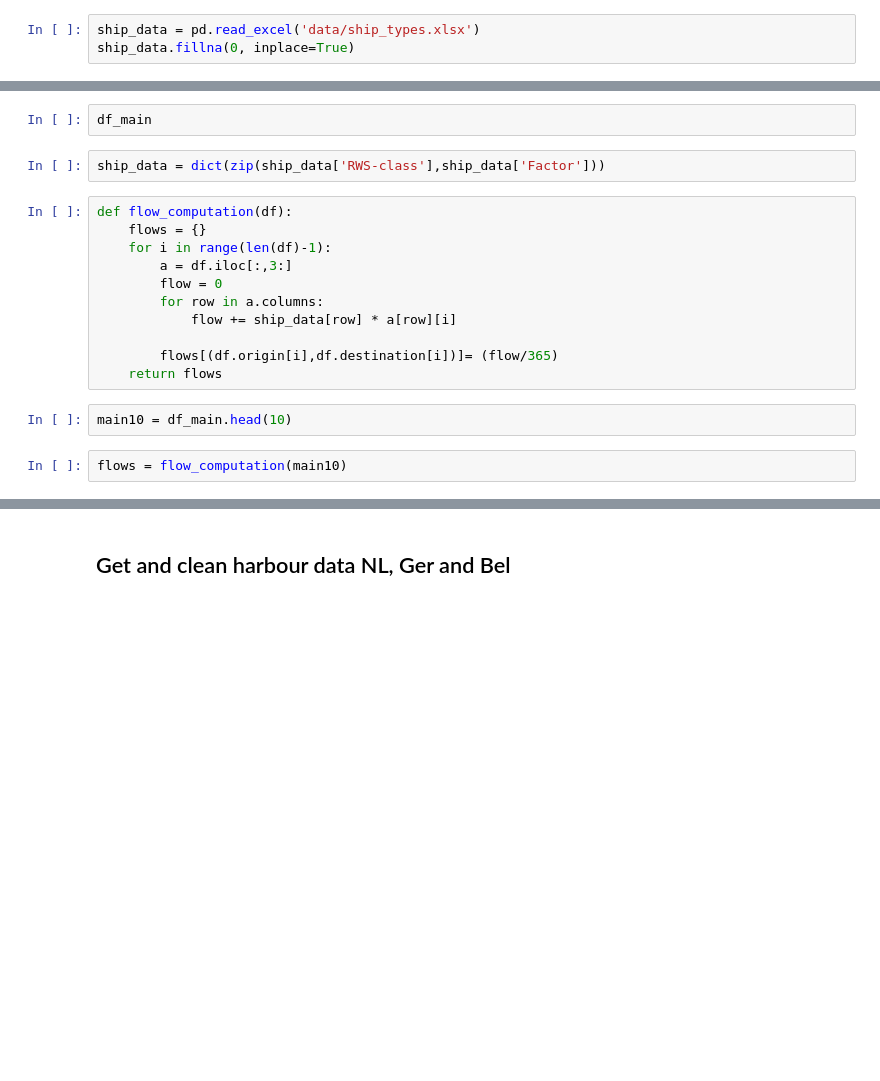
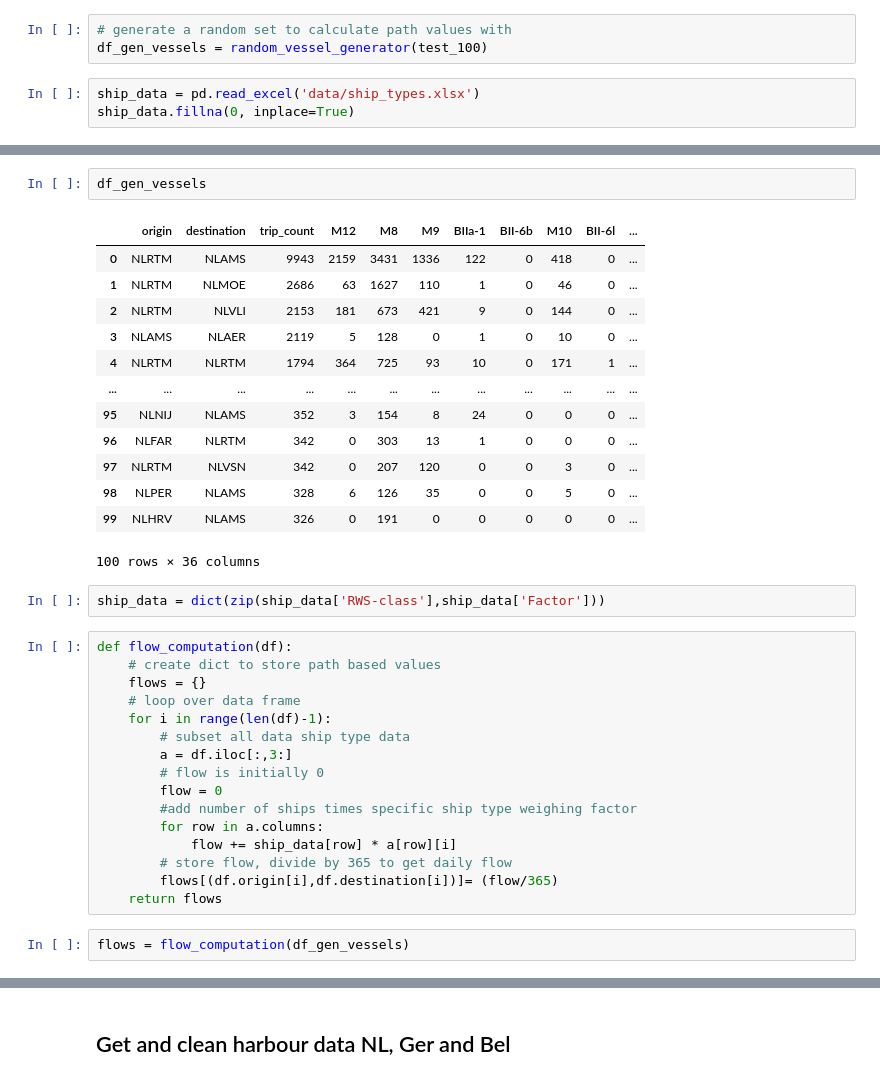
Before and after one commit to fabiandriessen/Thesis, a Jupyter notebook: IVS_data_preparation.ipynb, the cells around one changed output, grey strips where cells are left out. Saved outputs shown, nothing was run; the diff lists cells and outputs as text; blank space fills up the shorter version.

```diff
--- a/IVS_data_preparation.ipynb
+++ b/IVS_data_preparation.ipynb
@@ -245,3 +286,6 @@ vs
+# %%
+# generate a random set to calculate path values with
+df_gen_vessels = random_vessel_generator(test_100)
 # %%
 ship_data = pd.read_excel('data/ship_types.xlsx')
 ship_data.fillna(0, inplace=True)
@@ -250,21 +312,38 @@ ship_data.loc[:,['RWS-class', 'Factor']]
-# %%
-df_main
+# %%
+df_gen_vessels
+# %% [output]
+|  | origin | destination | trip_count | M12 | M8 | M9 | BIIa-1 | BII-6b | M10 | BII-6l | ... |
+| 0 | NLRTM | NLAMS | 9943 | 2159 | 3431 | 1336 | 122 | 0 | 418 | 0 | ... |
+| 1 | NLRTM | NLMOE | 2686 | 63 | 1627 | 110 | 1 | 0 | 46 | 0 | ... |
+| 2 | NLRTM | NLVLI | 2153 | 181 | 673 | 421 | 9 | 0 | 144 | 0 | ... |
+| 3 | NLAMS | NLAER | 2119 | 5 | 128 | 0 | 1 | 0 | 10 | 0 | ... |
+| 4 | NLRTM | NLRTM | 1794 | 364 | 725 | 93 | 10 | 0 | 171 | 1 | ... |
+| ... | ... | ... | ... | ... | ... | ... | ... | ... | ... | ... | ... |
+| 95 | NLNIJ | NLAMS | 352 | 3 | 154 | 8 | 24 | 0 | 0 | 0 | ... |
+| 96 | NLFAR | NLRTM | 342 | 0 | 303 | 13 | 1 | 0 | 0 | 0 | ... |
+| 97 | NLRTM | NLVSN | 342 | 0 | 207 | 120 | 0 | 0 | 3 | 0 | ... |
+| 98 | NLPER | NLAMS | 328 | 6 | 126 | 35 | 0 | 0 | 5 | 0 | ... |
+| 99 | NLHRV | NLAMS | 326 | 0 | 191 | 0 | 0 | 0 | 0 | 0 | ... |
+100 rows × 36 columns
 # %%
 ship_data = dict(zip(ship_data['RWS-class'],ship_data['Factor']))
 # %%
 def flow_computation(df):
+    # create dict to store path based values
     flows = {}
+    # loop over data frame
     for i in range(len(df)-1):
+        # subset all data ship type data
         a = df.iloc[:,3:]
+        # flow is initially 0
         flow = 0
+        #add number of ships times specific ship type weighing factor
         for row in a.columns:
             flow += ship_data[row] * a[row][i]
-
+        # store flow, divide by 365 to get daily flow
         flows[(df.origin[i],df.destination[i])]= (flow/365)
     return flows
-# %%
-main10 = df_main.head(10)
 # %%
-flows = flow_computation(main10)
+flows = flow_computation(df_gen_vessels)
 # %%
 flows
```
Also changed, not shown: parts of 43 cells of this notebook, 10 other files.
